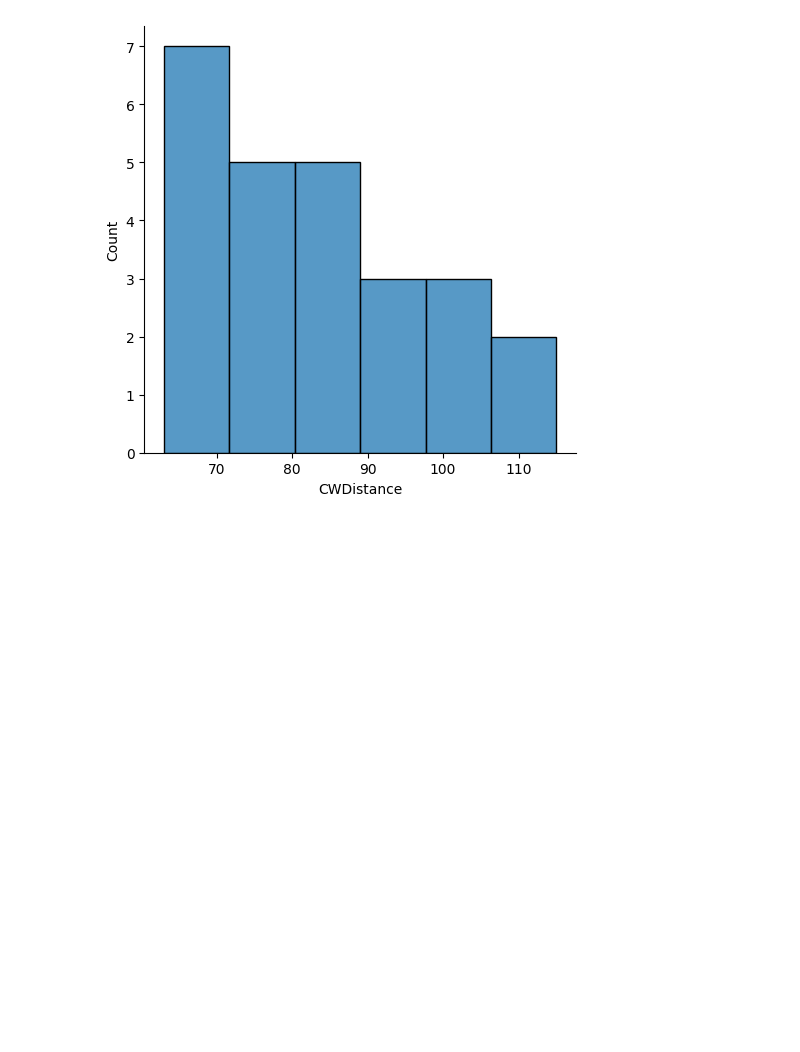
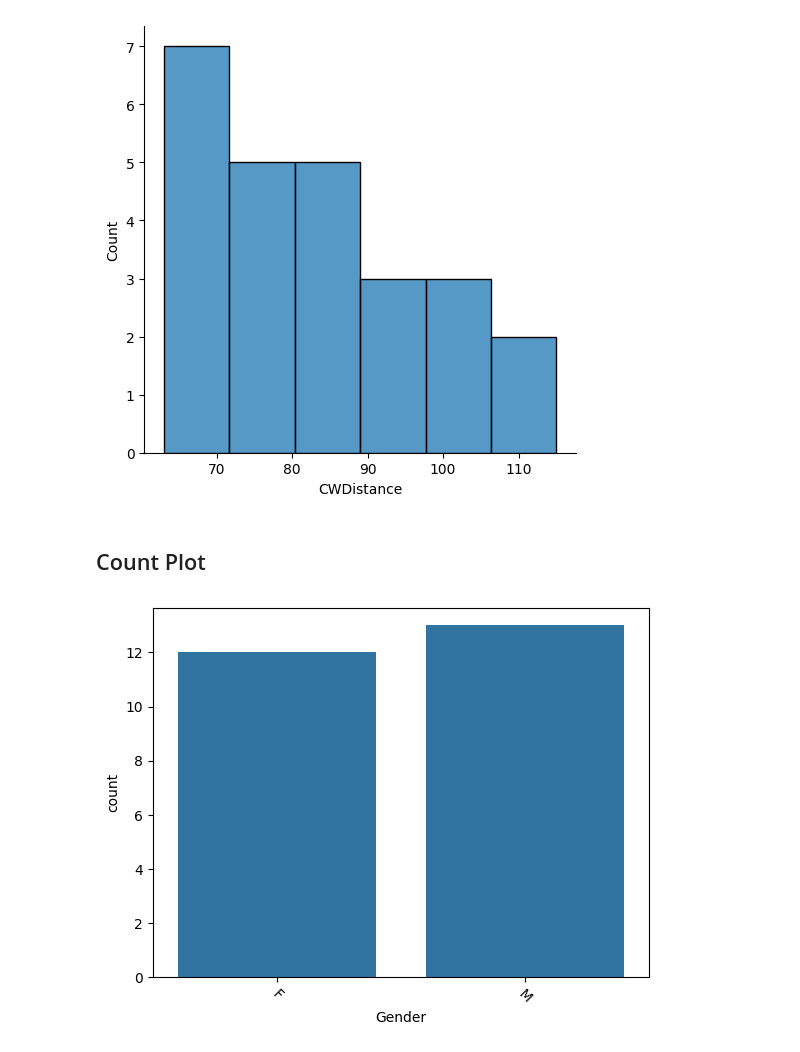
Before and after one commit to gentlemanpe/Statistics-with-Python, a Jupyter notebook: Course01-Understanding-and-Visualizing-Data-with-Python/Important-Python-Libraries.ipynb, the cells around one changed output. Saved outputs shown, nothing was run; the diff lists cells and outputs as text; code cells hidden in the pictures; blank space fills up the shorter version.

```diff
--- a/Course01-Understanding-and-Visualizing-Data-with-Python/Important-Python-Libraries.ipynb
+++ b/Course01-Understanding-and-Visualizing-Data-with-Python/Important-Python-Libraries.ipynb
@@ -383,3 +383,12 @@ sns.displot(df.CWDistance)
 plt.show()
 # %% [output]
 [figure]
+# %% [markdown]
+## Count Plot
+# %%
+# Count Plot (a.k.a. Bar Plot)
+sns.countplot(x='Gender', data=df)
+plt.xticks(rotation=-45)
+plt.show()
+# %% [output]
+[figure, added]
```
Also changed, not shown: 1 other file.
